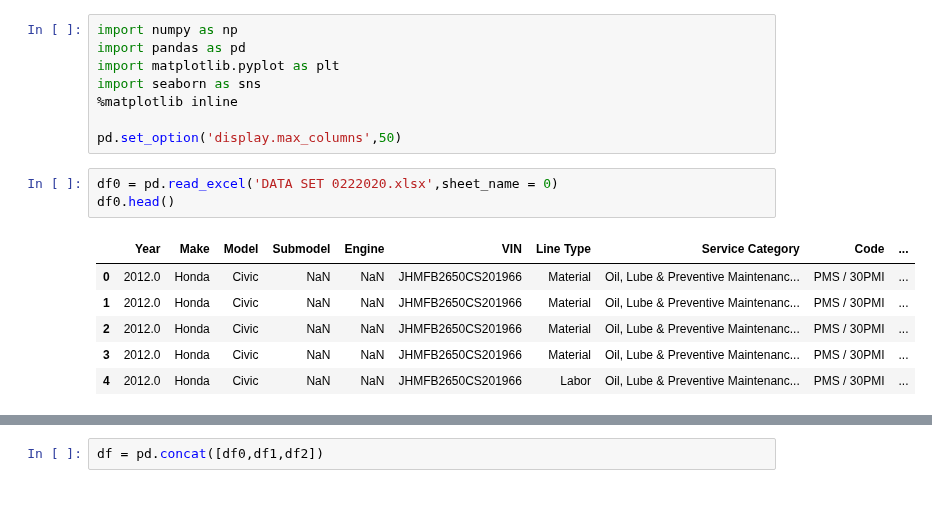
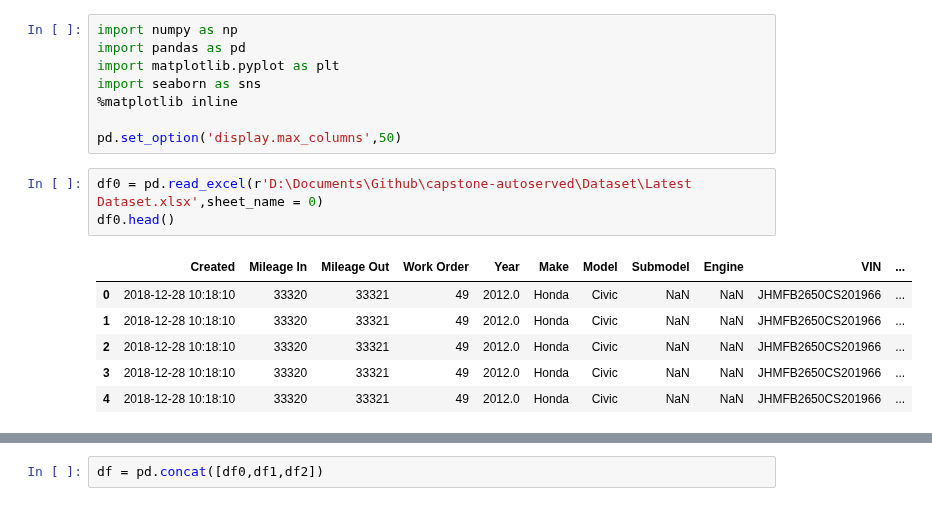
Before and after one commit to just-paul/capstone-autoserved, a Jupyter notebook: Capstone Data Cleaning.ipynb, the cells around one changed output, grey strips where cells are left out. Saved outputs shown, nothing was run; the diff lists cells and outputs as text.

Commit message:
Added latest dataset

```diff
--- a/Capstone Data Cleaning.ipynb
+++ b/Capstone Data Cleaning.ipynb
@@ -88,13 +92,13 @@ import seaborn as sns
 
 pd.set_option('display.max_columns',50)
 # %%
-df0 = pd.read_excel('DATA SET 0222020.xlsx',sheet_name = 0)
+df0 = pd.read_excel(r'D:\Documents\Github\capstone-autoserved\Dataset\Latest Dataset.xlsx',sheet_name = 0)
 df0.head()
 # %% [output]
-|  | Year | Make | Model | Submodel | Engine | VIN | Line Type | Service Category | Code | ... |
-| 0 | 2012.0 | Honda | Civic | NaN | NaN | JHMFB2650CS201966 | Material | Oil, Lube & Preventive Maintenanc... | PMS / 30PMI | ... |
-| 1 | 2012.0 | Honda | Civic | NaN | NaN | JHMFB2650CS201966 | Material | Oil, Lube & Preventive Maintenanc... | PMS / 30PMI | ... |
-| 2 | 2012.0 | Honda | Civic | NaN | NaN | JHMFB2650CS201966 | Material | Oil, Lube & Preventive Maintenanc... | PMS / 30PMI | ... |
-| 3 | 2012.0 | Honda | Civic | NaN | NaN | JHMFB2650CS201966 | Material | Oil, Lube & Preventive Maintenanc... | PMS / 30PMI | ... |
-| 4 | 2012.0 | Honda | Civic | NaN | NaN | JHMFB2650CS201966 | Labor | Oil, Lube & Preventive Maintenanc... | PMS / 30PMI | ... |
+|  | Created | Mileage In | Mileage Out | Work Order | Year | Make | Model | Submodel | Engine | VIN | ... |
+| 0 | 2018-12-28 10:18:10 | 33320 | 33321 | 49 | 2012.0 | Honda | Civic | NaN | NaN | JHMFB2650CS201966 | ... |
+| 1 | 2018-12-28 10:18:10 | 33320 | 33321 | 49 | 2012.0 | Honda | Civic | NaN | NaN | JHMFB2650CS201966 | ... |
+| 2 | 2018-12-28 10:18:10 | 33320 | 33321 | 49 | 2012.0 | Honda | Civic | NaN | NaN | JHMFB2650CS201966 | ... |
+| 3 | 2018-12-28 10:18:10 | 33320 | 33321 | 49 | 2012.0 | Honda | Civic | NaN | NaN | JHMFB2650CS201966 | ... |
+| 4 | 2018-12-28 10:18:10 | 33320 | 33321 | 49 | 2012.0 | Honda | Civic | NaN | NaN | JHMFB2650CS201966 | ... |
 # %%
```
Also changed, not shown: parts of 14 cells of this notebook, 2 other files.
